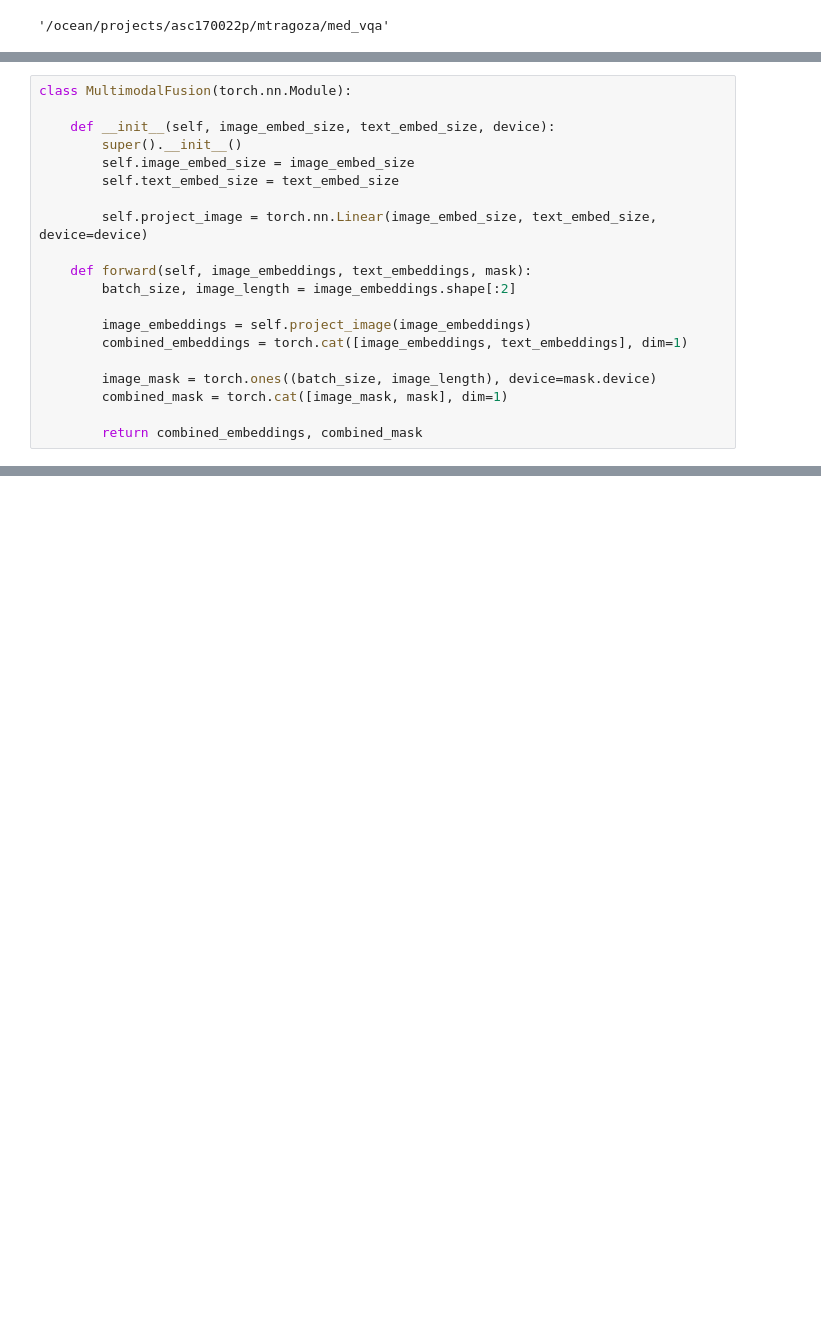
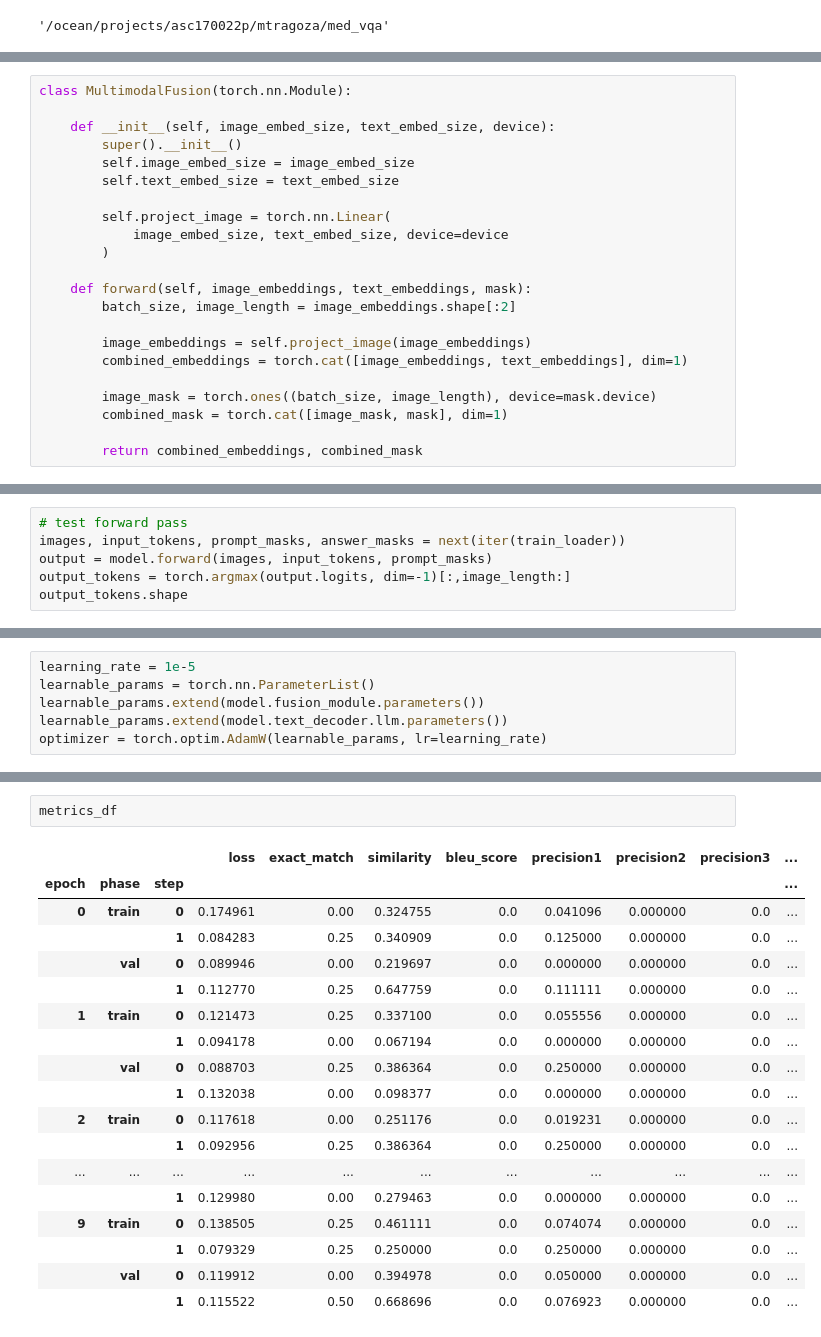
Before and after one commit to veerabadralokesh/med_vqa, a Jupyter notebook: vqa-model-development.ipynb, the cells around one changed output, grey strips where cells are left out. Saved outputs shown, nothing was run; the diff lists cells and outputs as text; blank space fills up the shorter version.

```diff
--- a/vqa-model-development.ipynb
+++ b/vqa-model-development.ipynb
@@ -134,7 +145,9 @@ class MultimodalFusion(torch.nn.Module):
         self.image_embed_size = image_embed_size
         self.text_embed_size = text_embed_size
 
-        self.project_image = torch.nn.Linear(image_embed_size, text_embed_size, device=device)
+        self.project_image = torch.nn.Linear(
+            image_embed_size, text_embed_size, device=device
+        )
 
     def forward(self, image_embeddings, text_embeddings, mask):
         batch_size, image_length = image_embeddings.shape[:2]
@@ -360,0 +330,6 @@ llama_tokenizer.decode(output[0])
+# %%
+# test forward pass
+images, input_tokens, prompt_masks, answer_masks = next(iter(train_loader))
+output = model.forward(images, input_tokens, prompt_masks)
+output_tokens = torch.argmax(output.logits, dim=-1)[:,image_length:]
+output_tokens.shape
@@ -360,0 +419,6 @@ llama_tokenizer.decode(output[0])
+# %%
+learning_rate = 1e-5
+learnable_params = torch.nn.ParameterList()
+learnable_params.extend(model.fusion_module.parameters())
+learnable_params.extend(model.text_decoder.llm.parameters())
+optimizer = torch.optim.AdamW(learnable_params, lr=learning_rate)
@@ -360,0 +579,21 @@ llama_tokenizer.decode(output[0])
+# %%
+metrics_df
+# %% [output]
+|  |  |  | loss | exact_match | similarity | bleu_score | precision1 | precision2 | precision3 | ... |
+| epoch | phase | step |  |  |  |  |  |  |  | ... |
+| 0 | train | 0 | 0.174961 | 0.00 | 0.324755 | 0.0 | 0.041096 | 0.000000 | 0.0 | ... |
+|  |  | 1 | 0.084283 | 0.25 | 0.340909 | 0.0 | 0.125000 | 0.000000 | 0.0 | ... |
+|  | val | 0 | 0.089946 | 0.00 | 0.219697 | 0.0 | 0.000000 | 0.000000 | 0.0 | ... |
+|  |  | 1 | 0.112770 | 0.25 | 0.647759 | 0.0 | 0.111111 | 0.000000 | 0.0 | ... |
+| 1 | train | 0 | 0.121473 | 0.25 | 0.337100 | 0.0 | 0.055556 | 0.000000 | 0.0 | ... |
+|  |  | 1 | 0.094178 | 0.00 | 0.067194 | 0.0 | 0.000000 | 0.000000 | 0.0 | ... |
+|  | val | 0 | 0.088703 | 0.25 | 0.386364 | 0.0 | 0.250000 | 0.000000 | 0.0 | ... |
+|  |  | 1 | 0.132038 | 0.00 | 0.098377 | 0.0 | 0.000000 | 0.000000 | 0.0 | ... |
+| 2 | train | 0 | 0.117618 | 0.00 | 0.251176 | 0.0 | 0.019231 | 0.000000 | 0.0 | ... |
+|  |  | 1 | 0.092956 | 0.25 | 0.386364 | 0.0 | 0.250000 | 0.000000 | 0.0 | ... |
+| ... | ... | ... | ... | ... | ... | ... | ... | ... | ... | ... |
+|  |  | 1 | 0.129980 | 0.00 | 0.279463 | 0.0 | 0.000000 | 0.000000 | 0.0 | ... |
+| 9 | train | 0 | 0.138505 | 0.25 | 0.461111 | 0.0 | 0.074074 | 0.000000 | 0.0 | ... |
+|  |  | 1 | 0.079329 | 0.25 | 0.250000 | 0.0 | 0.250000 | 0.000000 | 0.0 | ... |
+|  | val | 0 | 0.119912 | 0.00 | 0.394978 | 0.0 | 0.050000 | 0.000000 | 0.0 | ... |
+|  |  | 1 | 0.115522 | 0.50 | 0.668696 | 0.0 | 0.076923 | 0.000000 | 0.0 | ... |
```
Also changed, not shown: parts of 18 cells of this notebook, 4 other files.
